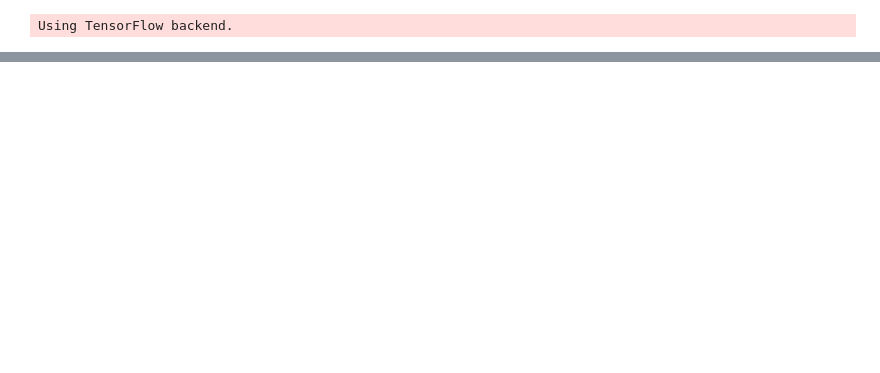
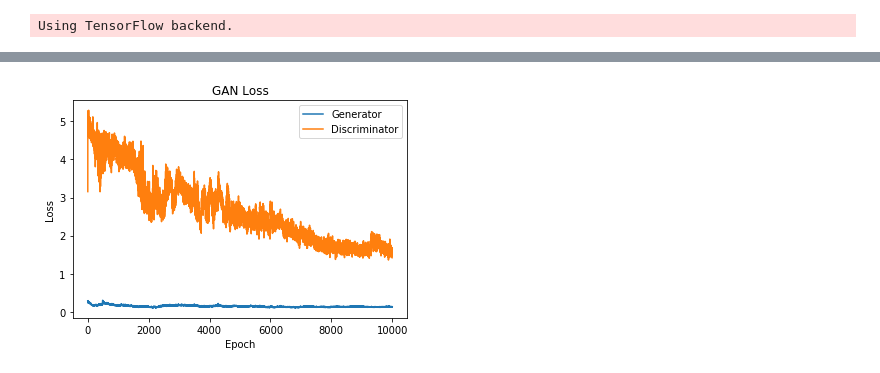
Before and after one commit to amirunpri2018/Music-Composition-GAN, a Jupyter notebook: Music GAN.ipynb, the cells around one changed output, grey strips where cells are left out. Drawn from its saved outputs; the diff is of its cells as text; code cells hidden in the pictures; blank space fills up the shorter version.

```diff
--- a/Music GAN.ipynb
+++ b/Music GAN.ipynb
@@ -22,8 +19,8 @@ from PIL import Image
 Using TensorFlow backend.
 # %%
 def load_data():
-        x_train = np.load(r'C:\Users\Vee\Desktop\python\answers.npy',allow_pickle=True)
-        x_train = x_train.reshape(721,4,4,1)
+        x_train = np.load('blues.npy',allow_pickle=True)
+        x_train = x_train.reshape(len(x_train),4,4,1)
         return x_train
 # %%
 class DCGAN():
@@ -195,4 +207,3 @@ png" % epoch)
 # %%
-dcgan = DCGAN()
-dcgan.train(epochs=1001, batch_size=100, save_interval=100)
+g_loss, d_loss = dcgan.train(epochs=10001, batch_size=800, save_interval=100)
 # %% [output]
@@ -238,0 +234,10 @@ WARNING:tensorflow:From C:\Users\Vee\Anaconda3\lib\site-packages\keras\backend\t
+# %%
+plt.plot(g_loss)
+plt.plot(d_loss)
+plt.title('GAN Loss')
+plt.ylabel('Loss')
+plt.xlabel('Epoch')
+plt.legend(['Generator', 'Discriminator'], loc='upper right')
+plt.show()
+# %% [output]
+[figure, added]
```
Also changed, not shown: parts of 4 cells of this notebook, 2 other files.
